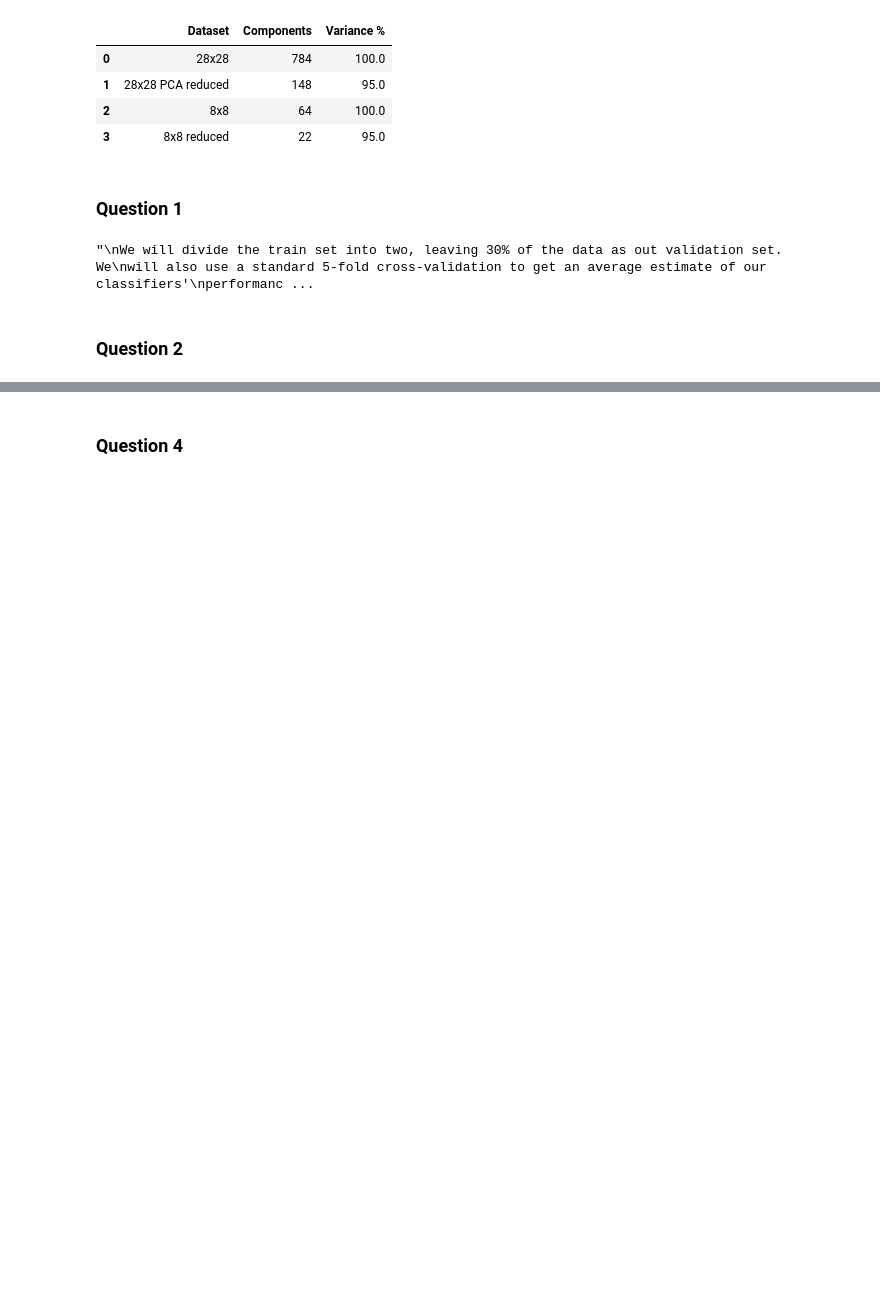
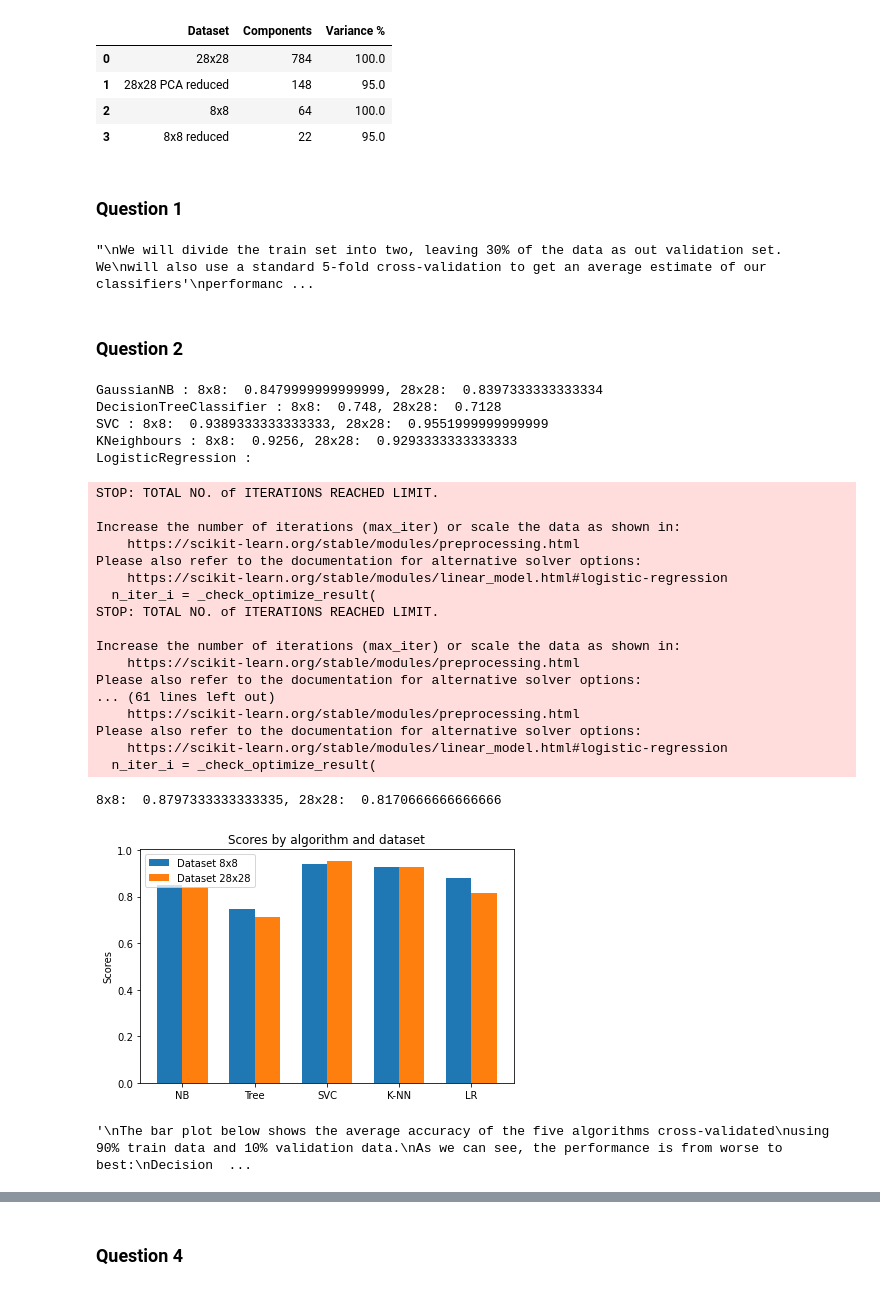
Before and after one commit to KaloyanTanev/ML-final, a Jupyter notebook: MNIST/GROUP_problem_mnist.ipynb, the cells around one changed output, grey strips where cells are left out. Saved outputs shown, nothing was run; the diff lists cells and outputs as text; code cells hidden in the pictures; blank space fills up the shorter version.

Commit message:
Finsih questions for the MNIST dataset.

```diff
--- a/MNIST/GROUP_problem_mnist.ipynb
+++ b/MNIST/GROUP_problem_mnist.ipynb
@@ -157,10 +208,10 @@ classifiers, we will reshape the data in both datasets.
 No data cleaning is needed, because the dataset does not contain missing or null values.
 However, there is lots of redundant data and to get rid of it, we will perform PCA
 dimensionlaty reduction. In this way, we also significantly decrease the training time
-of algorithms like SVM and K-NN.
+of algorithms like SVM and Decision Tree.
 
-The data has feature scaling, meaning all have values in the range [0, 255], and so
-there is little need to normalize the data for K-Nearest Neighbours, Logistic Regression or SVM.
+The data has feature scaling and so there is little need to normalize the data for
+K-Nearest Neighbours, Logistic Regression or SVM.
 
 """
 
@@ -173,10 +224,10 @@ pca_8 = PCA(0.95)
 pca_28 = PCA(0.95)
 
 # Reduce 8x8
-mnist_28_reduced = pca_8.fit_transform(mnist_28)
+mnist_8_reduced = pca_8.fit_transform(mnist_8)
 
 # Reduce 28x28
-mnist_8_reduced =  pca_28.fit_transform(mnist_8)
+mnist_28_reduced =  pca_28.fit_transform(mnist_28)
 
 dict = {
     "Dataset": ["28x28", "28x28 PCA reduced", "8x8", "8x8 reduced"],
@@ -206,3 +260,71 @@ to more correct classifier evaluation.
 "\nWe will divide the train set into two, leaving 30% of the data as out validation set. We\nwill also use a standard 5-fold cross-validation to get an average estimate of our classifiers'\nperformanc ...
 # %% [markdown]
 ### Question 2
+# %%
+# Now we will fit the models using
+
+scores_8x8 = np.zeros(5)
+scores_28x28 = np.zeros(5)
+
+index = 0
+
+for name, model in models.items():
+    print("{n} : ".format(n=name), end='')
+
+    scores_8x8[index] = np.mean(cross_validate(model, mnist_8_reduced, train_labels, cv=10)['test_score'])
+    scores_28x28[index] = np.mean(cross_validate(model, mnist_28_reduced, train_labels, cv=10)['test_score'])
+
+    print("8x8: ", scores_8x8[index], end=', ')
+    print("28x28: ", scores_28x28[index])
+
+    index += 1
+
+normal_scores_8x8 = scores_8x8
+plot_results([scores_8x8, scores_28x28], "Dataset 8x8", "Dataset 28x28")
+
+'''
+The bar plot below shows the average accuracy of the five algorithms cross-validated
+using 90% train data and 10% validation data.
+As we can see, the performance is from worse to best:
+Decision Tree < Naive Bayes < Logistic Regression < K-Nearest Neighbours < SVC
+
+The plot also shows that on average:
+    SVC and K-NN perform better with the larger dataset
+    GaussianNB, Decision Tree and Logistic Regression perform better with the compressed dataset.
+
+Explanation of results is as follows:
+1) Decision tree does not perform well because classes are not uniformly distributed.
+2) The Naive Bayes also does not perform well as its assumtion of feature independence is incorrect.
+3) Even after PCA, there is noise in the data, leading to lack of good convergence
+    for gradient ascent of Logistic Regression.
+
+4) K-NN and SVC usually perform well with large datasets and in this case weighted K-NN considers the distances to
+    neighbours as well, making it less affected by the non-uniform digit distribution.
+
+'''
+# %% [output]
+GaussianNB : 8x8:  0.8479999999999999, 28x28:  0.8397333333333334
+DecisionTreeClassifier : 8x8:  0.748, 28x28:  0.7128
+SVC : 8x8:  0.9389333333333333, 28x28:  0.9551999999999999
+KNeighbours : 8x8:  0.9256, 28x28:  0.9293333333333333
+LogisticRegression :
+STOP: TOTAL NO. of ITERATIONS REACHED LIMIT.
+
+Increase the number of iterations (max_iter) or scale the data as shown in:
+    https://scikit-learn.org/stable/modules/preprocessing.html
+Please also refer to the documentation for alternative solver options:
+    https://scikit-learn.org/stable/modules/linear_model.html#logistic-regression
+  n_iter_i = _check_optimize_result(
+STOP: TOTAL NO. of ITERATIONS REACHED LIMIT.
+
+Increase the number of iterations (max_iter) or scale the data as shown in:
+    https://scikit-learn.org/stable/modules/preprocessing.html
+Please also refer to the documentation for alternative solver options:
+... (61 lines left out)
+    https://scikit-learn.org/stable/modules/preprocessing.html
+Please also refer to the documentation for alternative solver options:
+    https://scikit-learn.org/stable/modules/linear_model.html#logistic-regression
+  n_iter_i = _check_optimize_result(
+8x8:  0.8797333333333335, 28x28:  0.8170666666666666
+[figure, added]
+'\nThe bar plot below shows the average accuracy of the five algorithms cross-validated\nusing 90% train data and 10% validation data.\nAs we can see, the performance is from worse to best:\nDecision  ...
```
Also changed, not shown: parts of 12 cells of this notebook, 1 other file.
